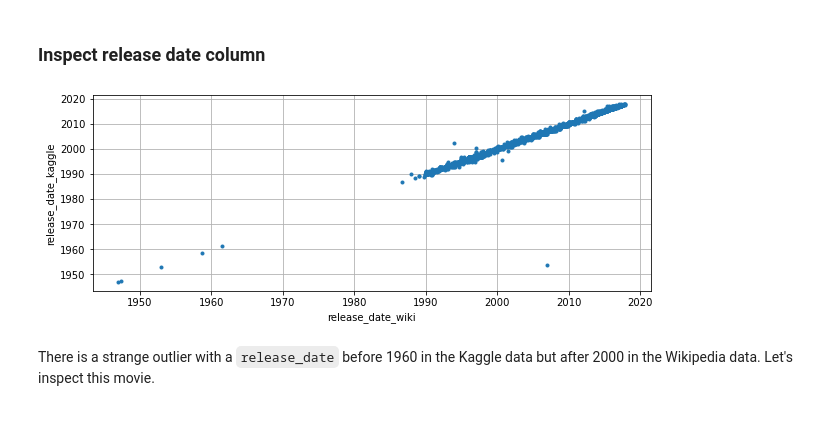
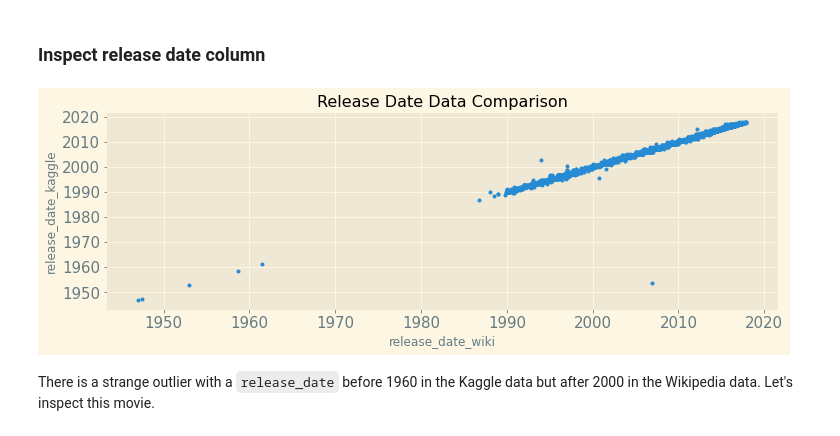
Before and after one commit to tri-bui/sandbox-dbs, a Jupyter notebook: movie-etl/notebooks/2-transform.ipynb, the cells around one changed output. Cells and saved outputs as stored; diff of their text form; code cells hidden in the pictures.

```diff
--- a/movie-etl/notebooks/2-transform.ipynb
+++ b/movie-etl/notebooks/2-transform.ipynb
@@ -12,5 +13,11 @@ import pandas as pd
 import matplotlib.pyplot as plt
 %matplotlib inline
+# %%
+# Plot settings
+plot_styles = mpl.style.available
+mpl.style.use(plot_styles[0])
+mpl.rcParams['figure.figsize'] = (12, 4)
+mpl.rcParams['font.size'] = 15
 # %%
 # Path to data directory
 data_path = os.path.join('..', 'data')
@@ -385,16 +369,16 @@ redundant_cols
 # %% [markdown]
 ### Inspect release date column
 # %%
-# Extract budget columns
+# Extract budget cols
 release = movies_df[['release_date_wiki', 'release_date_kaggle']]
 
 # Scatterplot
 release.plot(x='release_date_wiki', y='release_date_kaggle', style='.',
-             figsize=(10, 4), grid=True, legend=False, ylabel='release_date_kaggle')
+             legend=False, ylabel='release_date_kaggle', title='Release Date Data Comparison')
 plt.xticks(rotation=0, ha='center')
 plt.show()
 # %% [output]
-[figure, old version]
+[figure, new version]
 # %% [markdown]
 There is a strange outlier with a `release_date` before 1960 in the Kaggle data but after 2000 in the Wikipedia data. Let's inspect this movie.
 # %%
```
Also changed, not shown: parts of 24 cells of this notebook.
